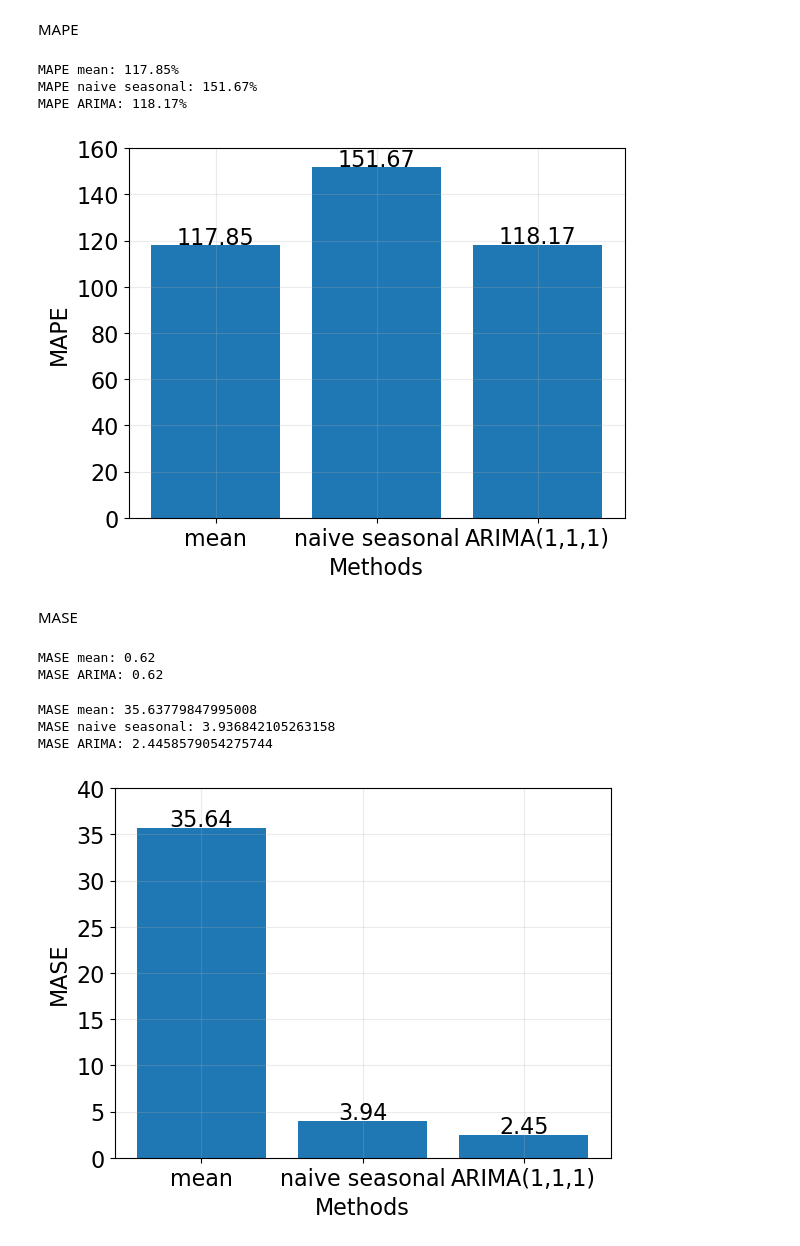
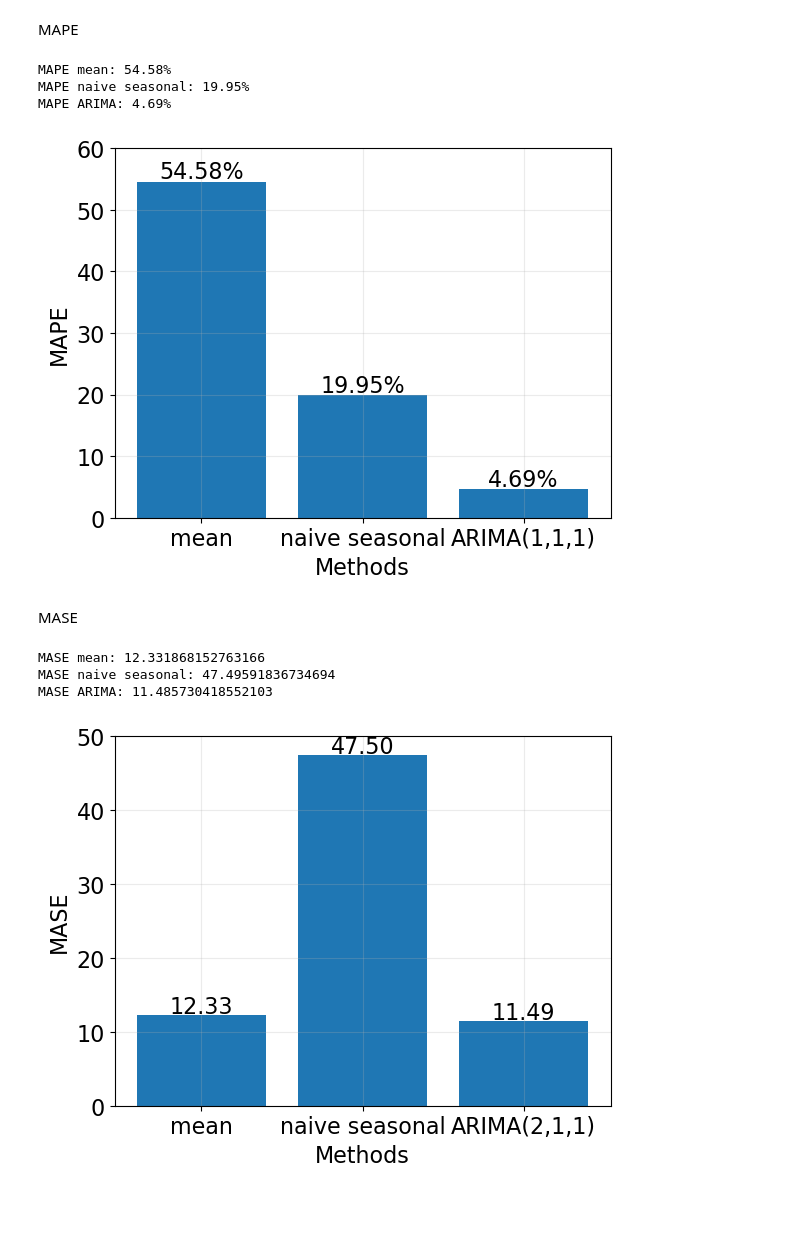
Before and after one commit to anajesset/tugas-akhirr, a Jupyter notebook: varian_e.ipynb, the cells around one changed output. Drawn from its saved outputs; the diff is of its cells as text; code cells hidden in the pictures; blank space fills up the shorter version.

```diff
--- a/varian_e.ipynb
+++ b/varian_e.ipynb
@@ -1103,14 +1175,14 @@ RMSE ARIMA: 1.4378323091851055
 # %%
 fig, ax = plt.subplots()
 
-x_array = ["mean", "naive seasonal", "ARIMA(1,1,1)"]
+x_array = ["mean", "naive seasonal", "ARIMA(2,1,1)"]
 y_array = [rmse_mean, rmse_naive_seasonal, rmse_arima]
 
 ax.bar(x_array, y_array)
 ax.grid("on")
 ax.set_xlabel("Methods")
 ax.set_ylabel("RMSE")
-ax.set_ylim([0, 7])
+ax.set_ylim([0, 250])
 
 for idx, val in enumerate(y_array):
   ax.text(x=idx, y=val+.5, s=f"{val:.2f}", ha="center")
@@ -1121,17 +1193,17 @@ plt.show(fig)
 # %% [markdown]
 MAPE
 # %%
-mape_mean = np.mean(np.abs((df_test_pred["E_diff"] - df_test_pred["pred_mean"]) / df_test_pred["E_diff"])) * 100
-mape_naive_seasonal = np.mean(np.abs((df_test_pred["E_diff"] - df_test_pred["pred_naive_seasonal"]) / df_test_pred["E_diff"])) * 100
-mape_arima = np.mean(np.abs((df_test_pred["E_diff"] - df_test_pred["pred_arima"]) / df_test_pred["E_diff"])) * 100
+mape_mean           = np.mean(np.abs((df_test_pred_arima["cumulative_sum"] - df_test_pred_arima["pred_mean"]) / df_test_pred_arima["cumulative_sum"])) * 100
+mape_naive_seasonal = np.mean(np.abs((df_test_pred_arima["cumulative_sum"] - df_test_pred_arima["pred_naive_seasonal"]) / df_test_pred_arima["cumulative_sum"])) * 100
+mape_arima          = np.mean(np.abs((df_test_pred_arima["cumulative_sum"] - df_test_pred_arima["pred_arima"]) / df_test_pred_arima["cumulative_sum"])) * 100
 
 print(f"MAPE mean: {mape_mean:.2f}%")
 print(f"MAPE naive seasonal: {mape_naive_seasonal:.2f}%")
 print(f"MAPE ARIMA: {mape_arima:.2f}%")
 # %% [output]
-MAPE mean: 117.85%
-MAPE naive seasonal: 151.67%
-MAPE ARIMA: 118.17%
+MAPE mean: 54.58%
+MAPE naive seasonal: 19.95%
+MAPE ARIMA: 4.69%
 # %%
 fig, ax = plt.subplots()
 
@@ -1142,54 +1214,45 @@ ax.bar(x_array, y_array)
 ax.grid("on")
 ax.set_xlabel("Methods")
 ax.set_ylabel("MAPE")
-ax.set_ylim([0, 160])
+ax.set_ylim([0, 60])
 
 for idx, val in enumerate(y_array):
-  ax.text(x=idx, y=val+.5, s=f"{val:.2f}", ha="center")
+  ax.text(x=idx, y=val+.5, s=f"{val:.2f}%", ha="center")
 
 plt.show(fig)
 # %% [output]
-[figure, old version]
+[figure, new version]
 # %% [markdown]
 MASE
 # %%
-mase_mean = mae_mean / mae_naive_seasonal
-mase_arima = mae_arima / mae_naive_seasonal
+naive = np.abs(np.diff(df_test_pred_arima["cumulative_sum"])).mean()
 
-print(f"MASE mean: {mase_mean:.2f}")
-print(f"MASE ARIMA: {mase_arima:.2f}")
+mase_mean           = mae_mean_undiff / naive
+mase_naive_seasonal = mae_naive_seasonal / naive
+mase_arima          = mae_arima / naive
+
+print(f"MASE mean: {mase_mean}")
+print(f"MASE naive seasonal: {mase_naive_seasonal}")
+print(f"MASE ARIMA: {mase_arima}")
 # %% [output]
-MASE mean: 0.62
-MASE ARIMA: 0.62
+MASE mean: 12.331868152763166
+MASE naive seasonal: 47.49591836734694
+MASE ARIMA: 11.485730418552103
-# %%
-naive = np.abs(np.diff(df_test_pred["E_diff"])).mean()
-
-mase_mean = mae_mean_undiff / naive
-mase_naive_seasonal = mae_naive_seasonal / naive
-mase_arima = mae_arima / naive
-
-print(f"MASE mean: {mase_mean}")
-print(f"MASE naive seasonal: {mase_naive_seasonal}")
-print(f"MASE ARIMA: {mase_arima}")
-# %% [output]
-MASE mean: 35.63779847995008
-MASE naive seasonal: 3.936842105263158
-MASE ARIMA: 2.4458579054275744
 # %%
 fig, ax = plt.subplots()
 
-x_array = ["mean", "naive seasonal", "ARIMA(1,1,1)"]
+x_array = ["mean", "naive seasonal", "ARIMA(2,1,1)"]
 y_array = [mase_mean, mase_naive_seasonal, mase_arima]
 
 ax.bar(x_array, y_array)
 ax.grid("on")
 ax.set_xlabel("Methods")
 ax.set_ylabel("MASE")
-ax.set_ylim([0, 40])
+ax.set_ylim([0, 50])
 
 for idx, val in enumerate(y_array):
   ax.text(x=idx, y=val+.2, s=f"{val:.2f}", ha="center")
 
 plt.show(fig)
 # %% [output]
-[figure, old version]
+[figure, new version]
```
Also changed, not shown: parts of 107 cells of this notebook, 9 other files.
